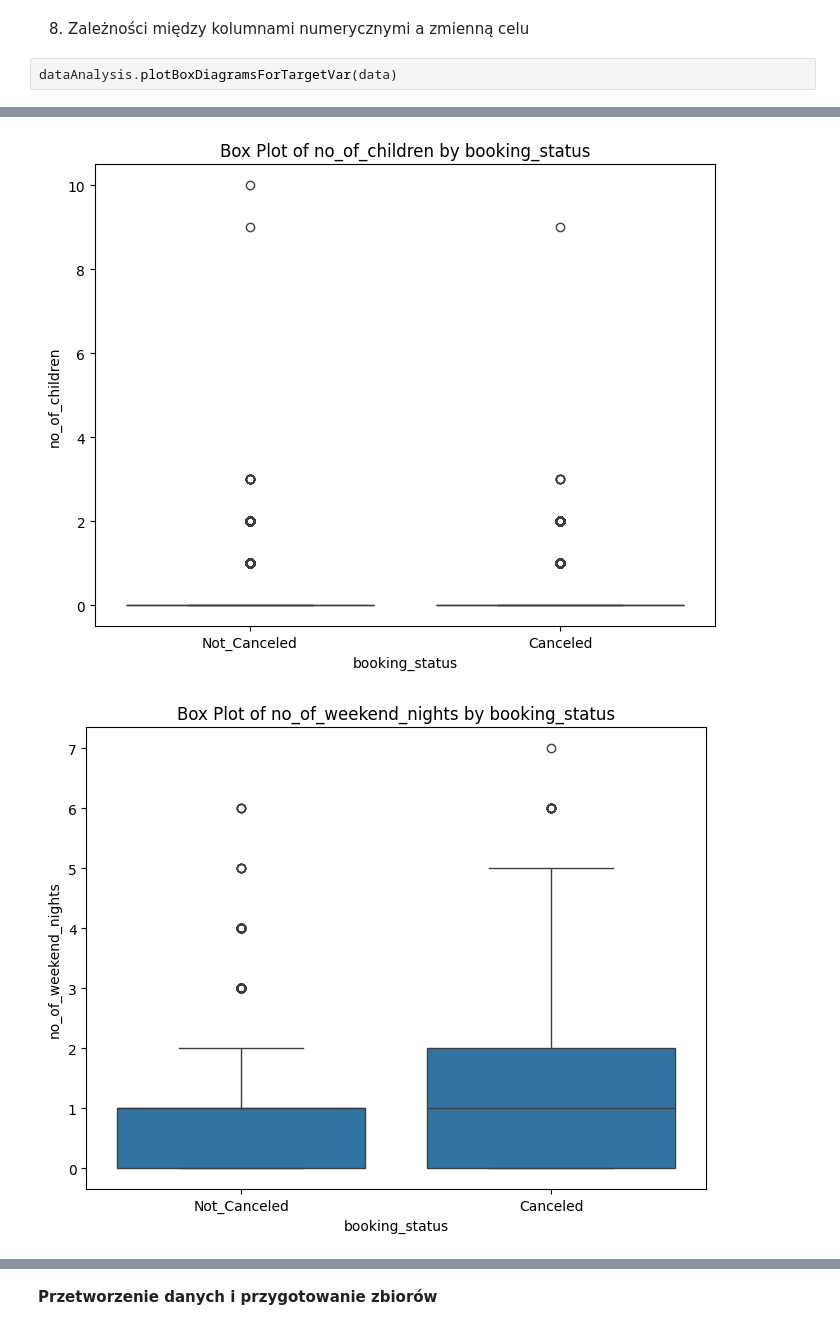
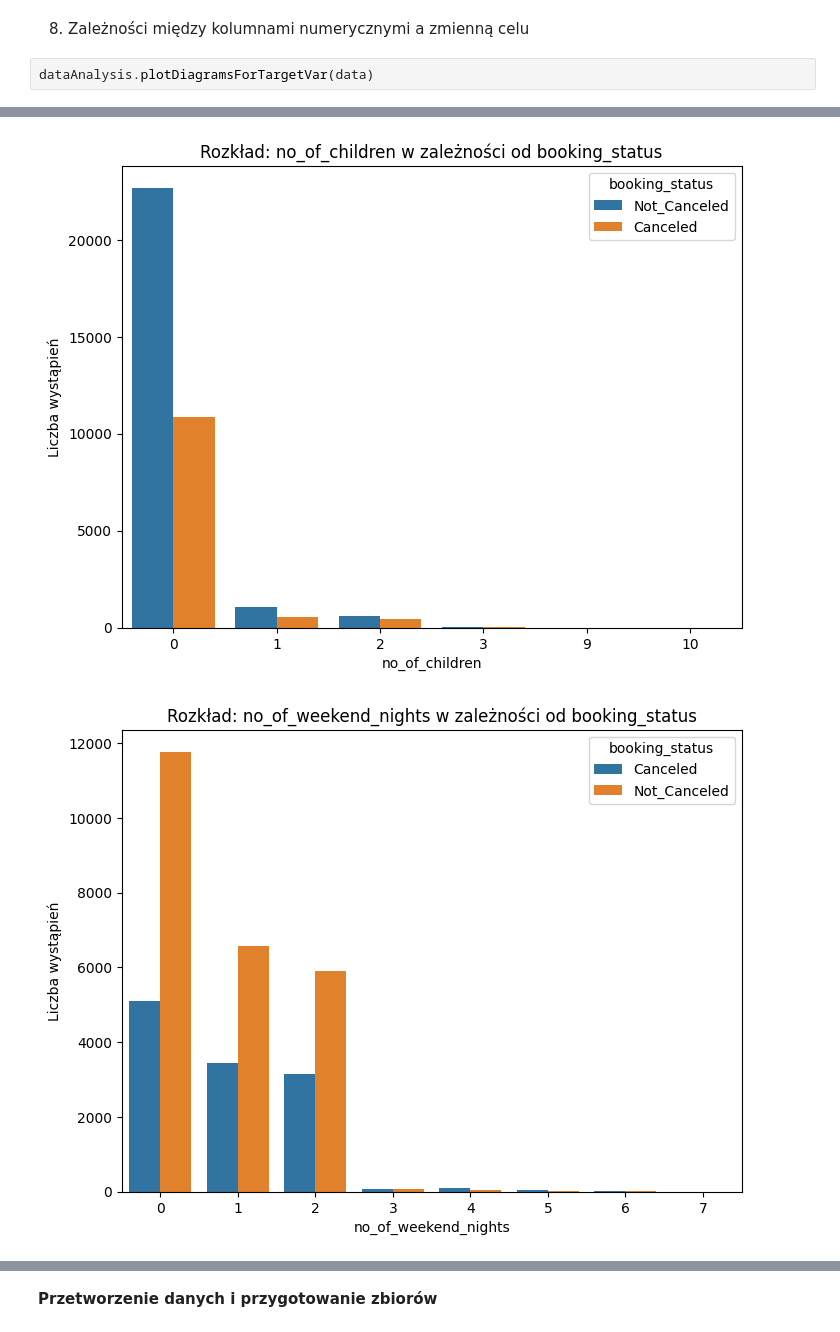
Before and after one commit to KsaweryKomasara/Projekt_KNDS, a Jupyter notebook: Nootebooks/main.ipynb, the cells around one changed output, grey strips where cells are left out. Drawn from its saved outputs; the diff is of its cells as text.

```diff
--- a/Nootebooks/main.ipynb
+++ b/Nootebooks/main.ipynb
@@ -216,5 +216,5 @@ dataAnalysis.plotCorrelationWithTarget(data)
 # %% [markdown]
   8. Zależności między kolumnami numerycznymi a zmienną celu
 # %%
-dataAnalysis.plotBoxDiagramsForTargetVar(data)
+dataAnalysis.plotDiagramsForTargetVar(data)
 # %% [output]
@@ -223,2 +223,2 @@ Target variable for box plots: booking_status
-[figure, old version]
+[figure, new version]
-[figure, old version]
+[figure, new version]
```
Also changed, not shown: parts of 9 cells of this notebook, 3 other files.
